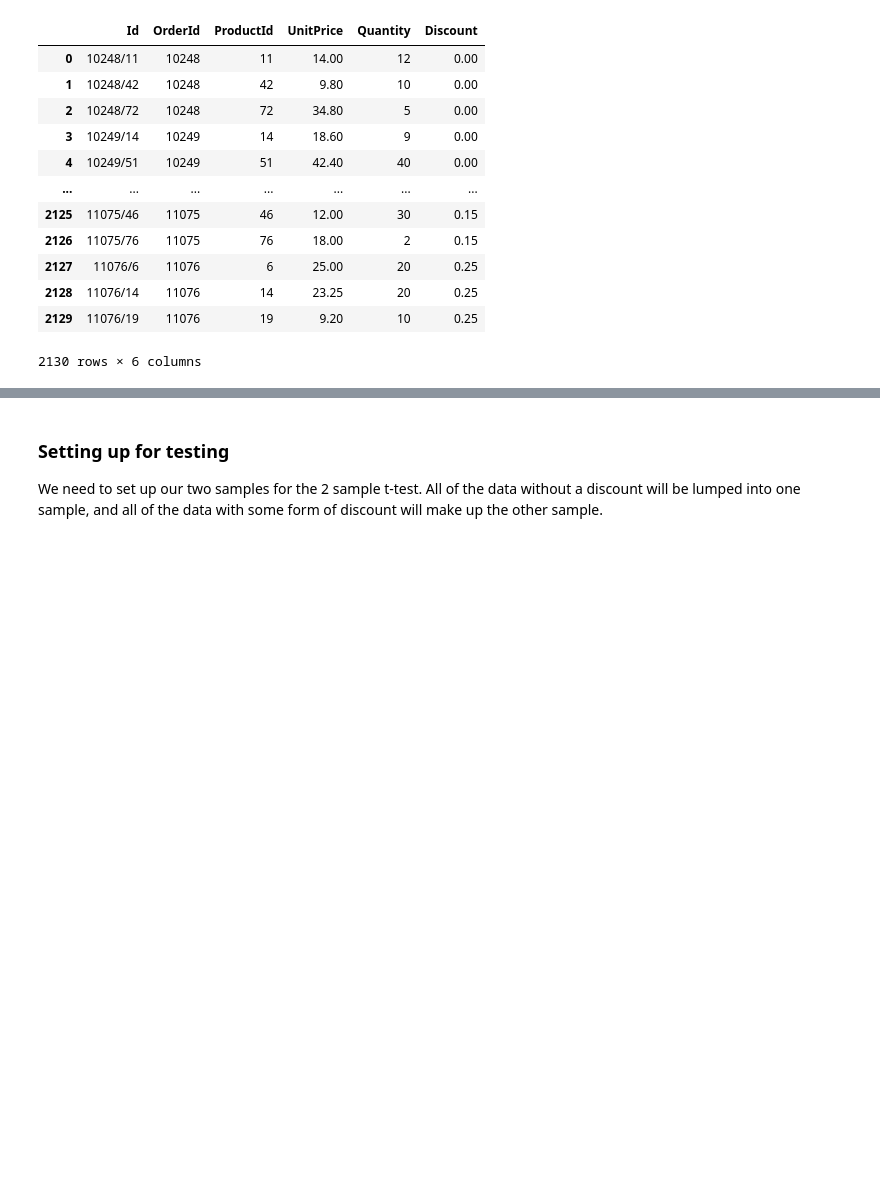
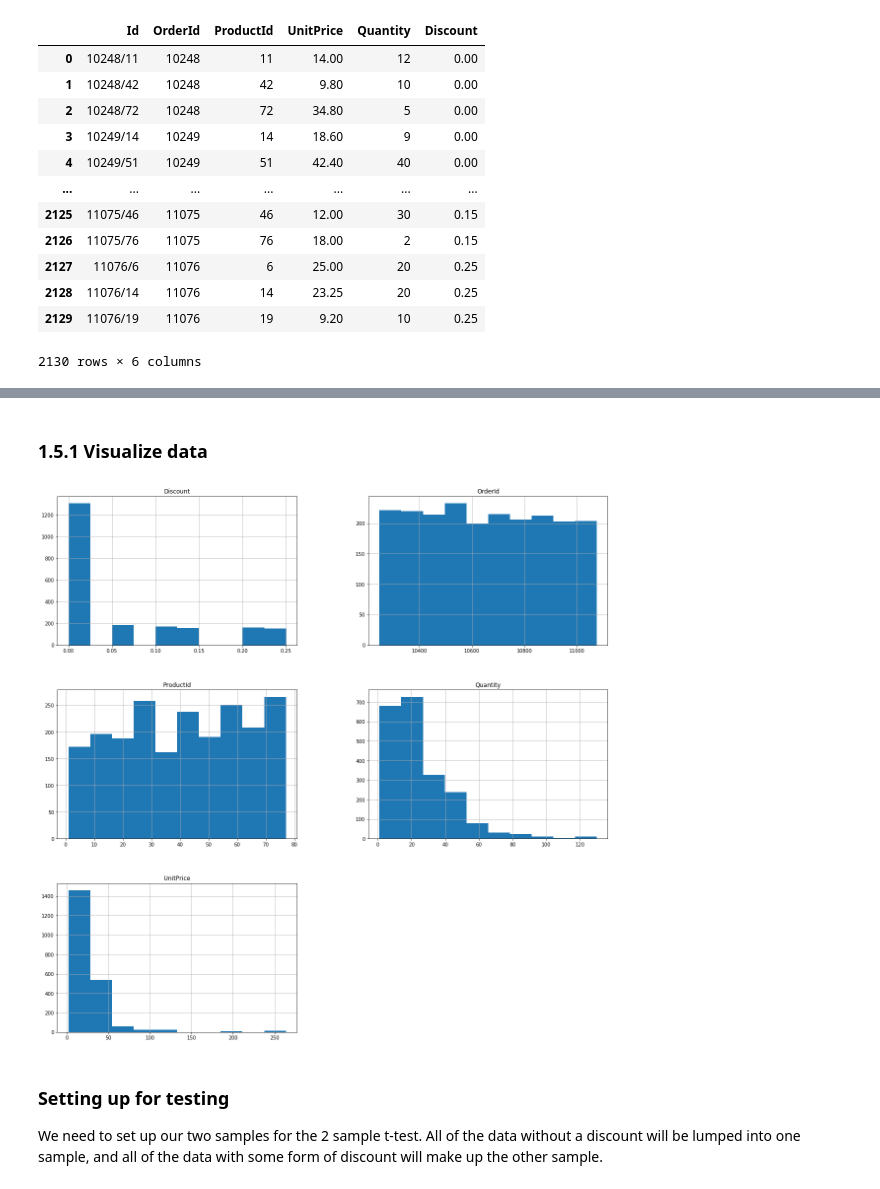
Before and after one commit to eannefawcett/Northwind-Database-Exploration, a Jupyter notebook: Discount and Quantity.ipynb, the cells around one changed output, grey strips where cells are left out. Drawn from its saved outputs; the diff is of its cells as text; code cells hidden in the pictures; blank space fills up the shorter version.

```diff
--- a/Discount and Quantity.ipynb
+++ b/Discount and Quantity.ipynb
@@ -149,3 +242,9 @@ df_drop
+# %% [markdown]
+### 1.5.1 Visualize data
+# %%
+df_drop.hist(figsize=(20,20));
+# %% [output]
+[figure, added]
 # %% [markdown]
 ### Setting up for testing
 
```
Also changed, not shown: parts of 21 cells of this notebook, 3 other files.
